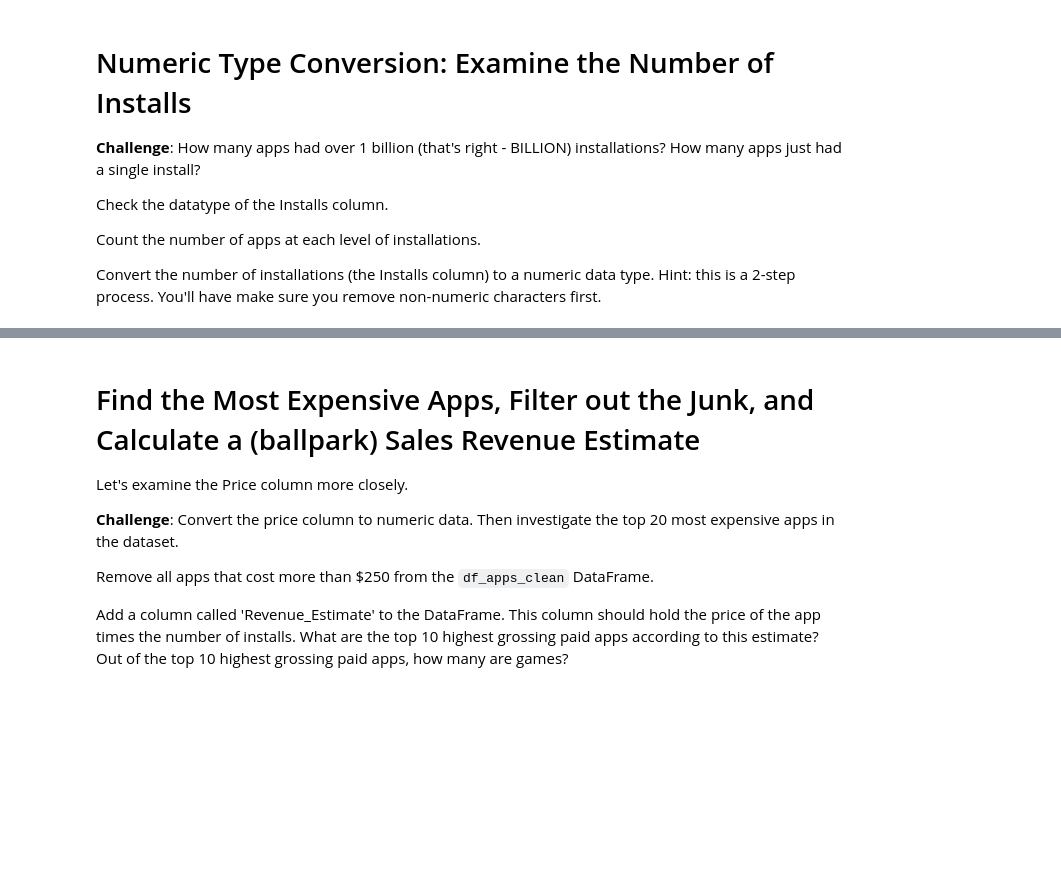
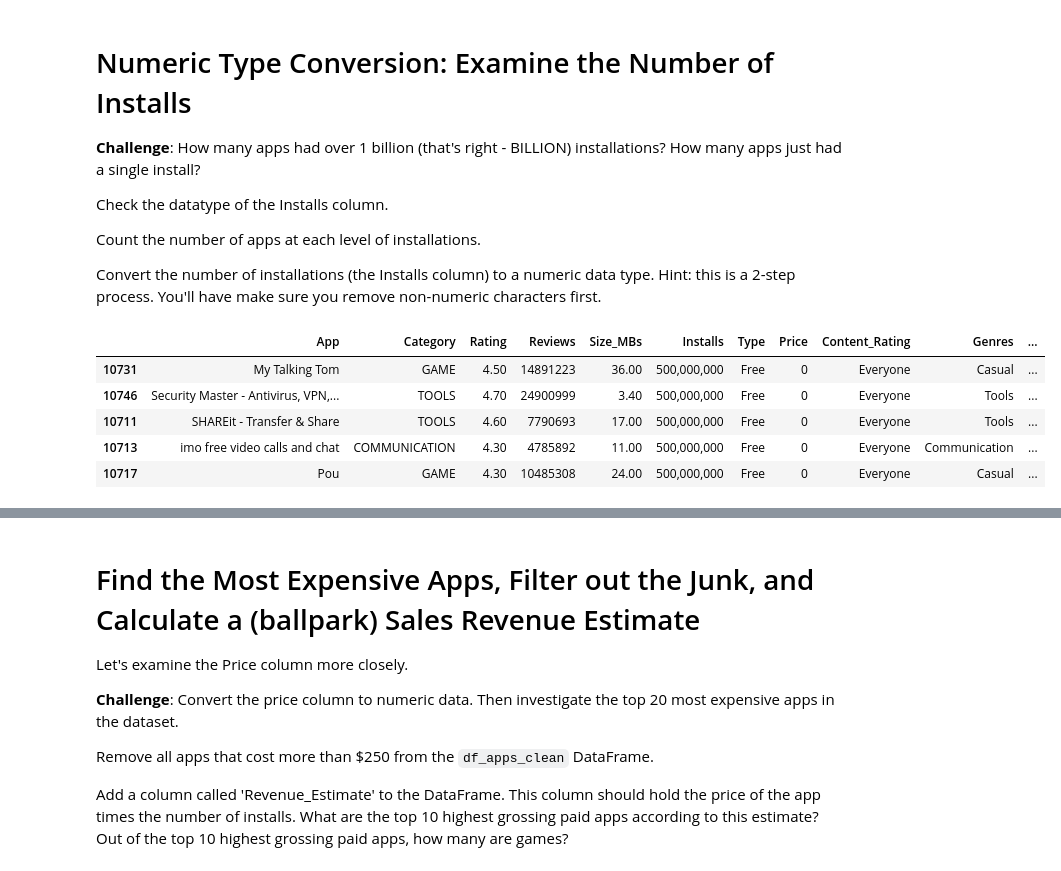
Before and after one commit to yildizramazan/google-play-store-project, a Jupyter notebook: Google Play Store App Analytics (start).ipynb, the cells around one changed output, grey strips where cells are left out. Cells and saved outputs as stored; diff of their text form; code cells hidden in the pictures; blank space fills up the shorter version.

```diff
--- a/Google Play Store App Analytics (start).ipynb
+++ b/Google Play Store App Analytics (start).ipynb
@@ -163,3 +175,12 @@ Check the datatype of the Installs column.
 Count the number of apps at each level of installations.
 
 Convert the number of installations (the Installs column) to a numeric data type. Hint: this is a 2-step process. You'll have make sure you remove non-numeric characters first.
+# %%
+df_apps_clean.sort_values('Installs', ascending=False).head()
+# %% [output]
+|  | App | Category | Rating | Reviews | Size_MBs | Installs | Type | Price | Content_Rating | Genres | ... |
+| 10731 | My Talking Tom | GAME | 4.50 | 14891223 | 36.00 | 500,000,000 | Free | 0 | Everyone | Casual | ... |
+| 10746 | Security Master - Antivirus, VPN,... | TOOLS | 4.70 | 24900999 | 3.40 | 500,000,000 | Free | 0 | Everyone | Tools | ... |
+| 10711 | SHAREit - Transfer & Share | TOOLS | 4.60 | 7790693 | 17.00 | 500,000,000 | Free | 0 | Everyone | Tools | ... |
+| 10713 | imo free video calls and chat | COMMUNICATION | 4.30 | 4785892 | 11.00 | 500,000,000 | Free | 0 | Everyone | Communication | ... |
+| 10717 | Pou | GAME | 4.30 | 10485308 | 24.00 | 500,000,000 | Free | 0 | Everyone | Casual | ... |
```
Also changed, not shown: parts of 20 cells of this notebook.
